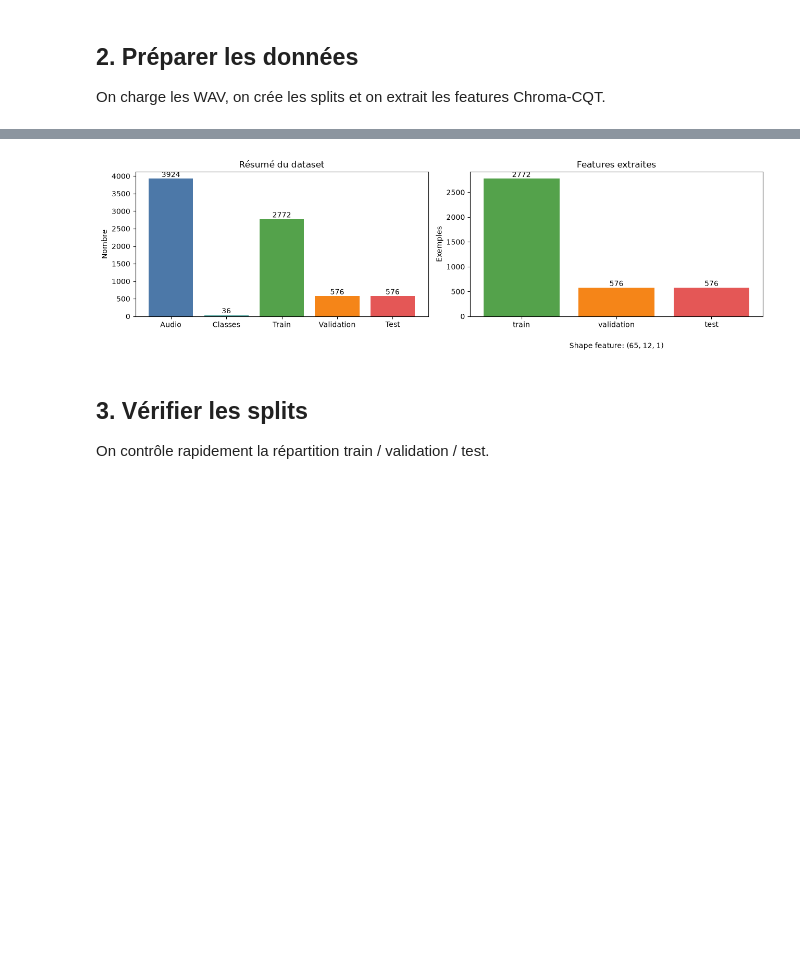
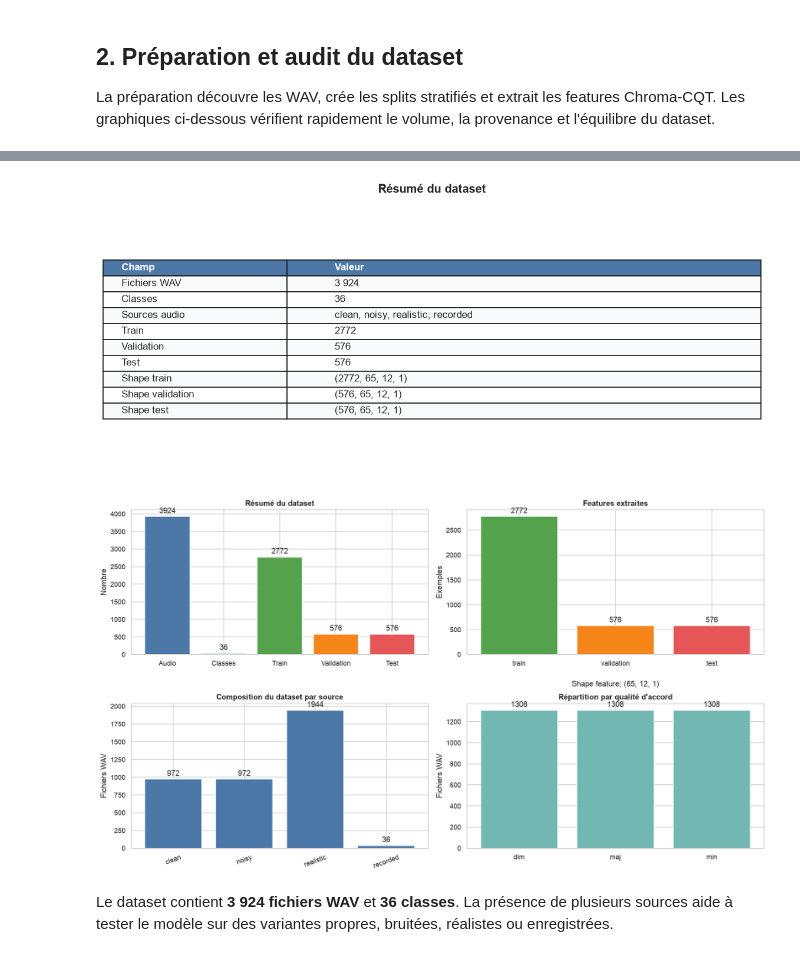
Before and after one commit to dev-gasy/musica, a Jupyter notebook: musica.ipynb, the cells around one changed output, grey strips where cells are left out. Drawn from its saved outputs; the diff is of its cells as text; code cells hidden in the pictures; blank space fills up the shorter version.

```diff
--- a/musica.ipynb
+++ b/musica.ipynb
@@ -43,43 +83,19 @@ MusicaConfig(general=GeneralConfig(seed=0), training=TrainingConfig(epochs=60, b
 # %% [markdown]
-## 2. Préparer les données
+## 2. Préparation et audit du dataset
 
-On charge les WAV, on crée les splits et on extrait les features Chroma-CQT.
+La préparation découvre les WAV, crée les splits stratifiés et extrait les features Chroma-CQT. Les graphiques ci-dessous vérifient rapidement le volume, la provenance et l'équilibre du dataset.
 # %%
 prepared = prepare_data(config)
+audit = dataset_audit(prepared)
+dataset = audit["dataset"]
+split_paths = audit["split_paths"]
+split_sizes = audit["split_sizes"]
 
-summary_labels = ["Audio", "Classes", "Train", "Validation", "Test"]
-summary_values = [
-    len(prepared.dataset.audio_paths),
-    len(prepared.dataset.labels),
-    len(prepared.split.train_paths),
-    len(prepared.split.val_paths),
-    len(prepared.split.test_paths),
-]
-summary_colors = ["#4C78A8", "#72B7B2", "#54A24B", "#F58518", "#E45756"]
+show_dataset_summary(prepared, audit)
+plot_dataset_overview(prepared, audit)
 
-fig, axes = plt.subplots(1, 2, figsize=(13, 4))
-axes[0].bar(summary_labels, summary_values, color=summary_colors)
-axes[0].set_title("Résumé du dataset")
-axes[0].set_ylabel("Nombre")
-axes[0].bar_label(axes[0].containers[0])
-
-feature_shapes = {
-    "train": prepared.x_train.shape[0],
-    "validation": prepared.x_val.shape[0],
-    "test": prepared.x_test.shape[0],
-}
-axes[1].bar(feature_shapes.keys(), feature_shapes.values(), color=["#54A24B", "#F58518", "#E45756"])
-axes[1].set_title("Features extraites")
-axes[1].set_ylabel("Exemples")
-axes[1].bar_label(axes[1].containers[0])
-axes[1].text(
-    0.5,
-    -0.22,
-    f"Shape feature: {prepared.x_train.shape[1:]}",
-    ha="center",
-    transform=axes[1].transAxes,
-)
-
-plt.tight_layout()
-plt.show()
+display(Markdown(
+    f"Le dataset contient **{format_int(len(dataset.audio_paths))} fichiers WAV** et **{len(dataset.labels)} classes**. "
+    "La présence de plusieurs sources aide à tester le modèle sur des variantes propres, bruitées, réalistes ou enregistrées."
+))
 # %% [output]
@@ -103,5 +119,3 @@ plt.show()
-[figure, old version]
+[figure, new version]
+[figure, added]
+Le dataset contient **3 924 fichiers WAV** et **36 classes**. La présence de plusieurs sources aide à tester le modèle sur des variantes propres, bruitées, réalistes ou enregistrées.
-# %% [markdown]
-## 3. Vérifier les splits
-
-On contrôle rapidement la répartition train / validation / test.
```
Also changed, not shown: parts of 31 cells of this notebook, 11 other files.
